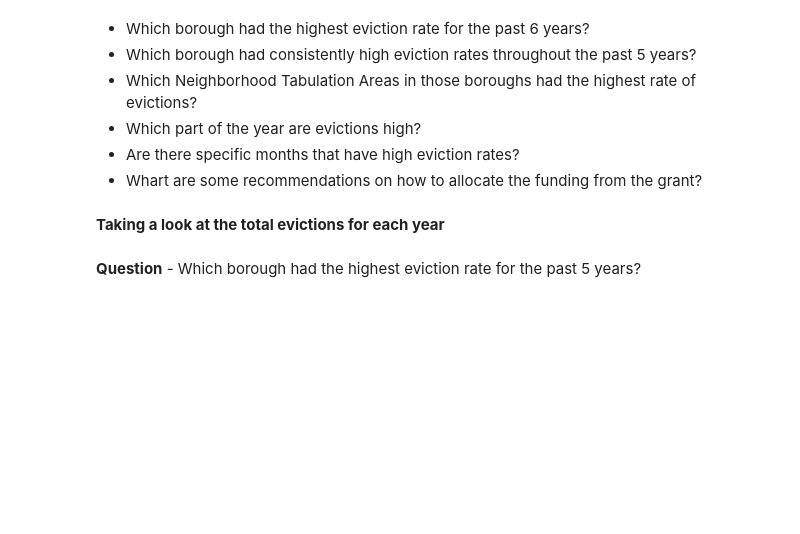
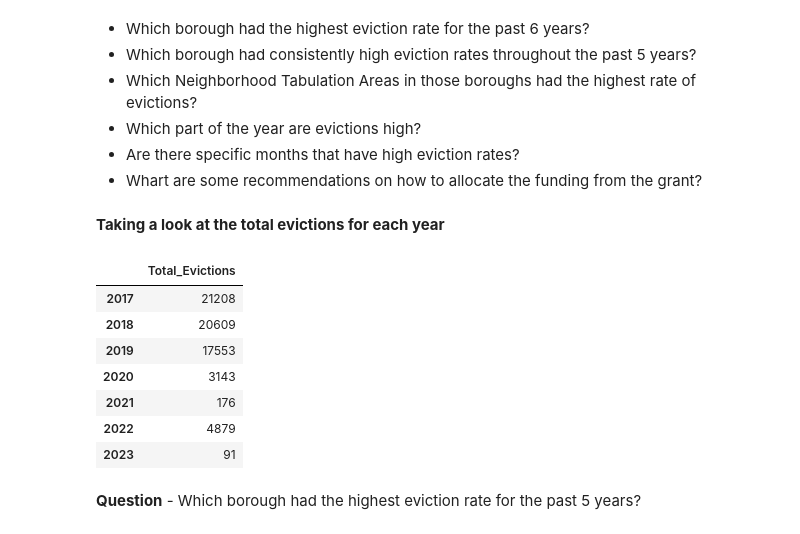
Before and after one commit to mmsouza114/Project01-Evictions, a Jupyter notebook: python-files/Analyzing-NYC-Evictions2017-2022.ipynb, the cells around one changed output. Cells and saved outputs as stored; diff of their text form; code cells hidden in the pictures; blank space fills up the shorter version.

```diff
--- a/python-files/Analyzing-NYC-Evictions2017-2022.ipynb
+++ b/python-files/Analyzing-NYC-Evictions2017-2022.ipynb
@@ -431,3 +434,15 @@ df_subset.to_csv('/Users/Mo/Desktop/NYC-Evictions-Analysis/csv-files/transformed
+# %%
+yearly_total = df_subset.Year.value_counts().to_frame('Total_Evictions')
+yearly_total.sort_index()
+# %% [output]
+|  | Total_Evictions |
+| 2017 | 21208 |
+| 2018 | 20609 |
+| 2019 | 17553 |
+| 2020 | 3143 |
+| 2021 | 176 |
+| 2022 | 4879 |
+| 2023 | 91 |
 # %% [markdown]
 **Question** - Which borough had the highest eviction rate for the past 5 years? <a class="anchor" id="12"></a>
 # %%
```
Also changed, not shown: parts of 9 cells of this notebook.
